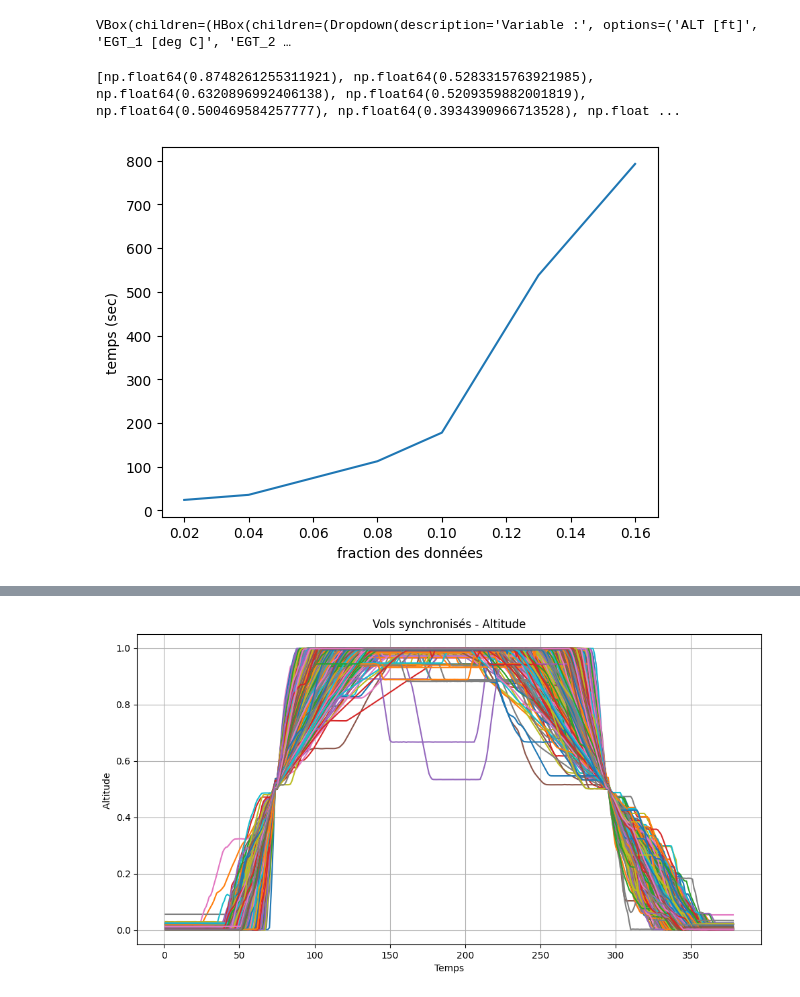
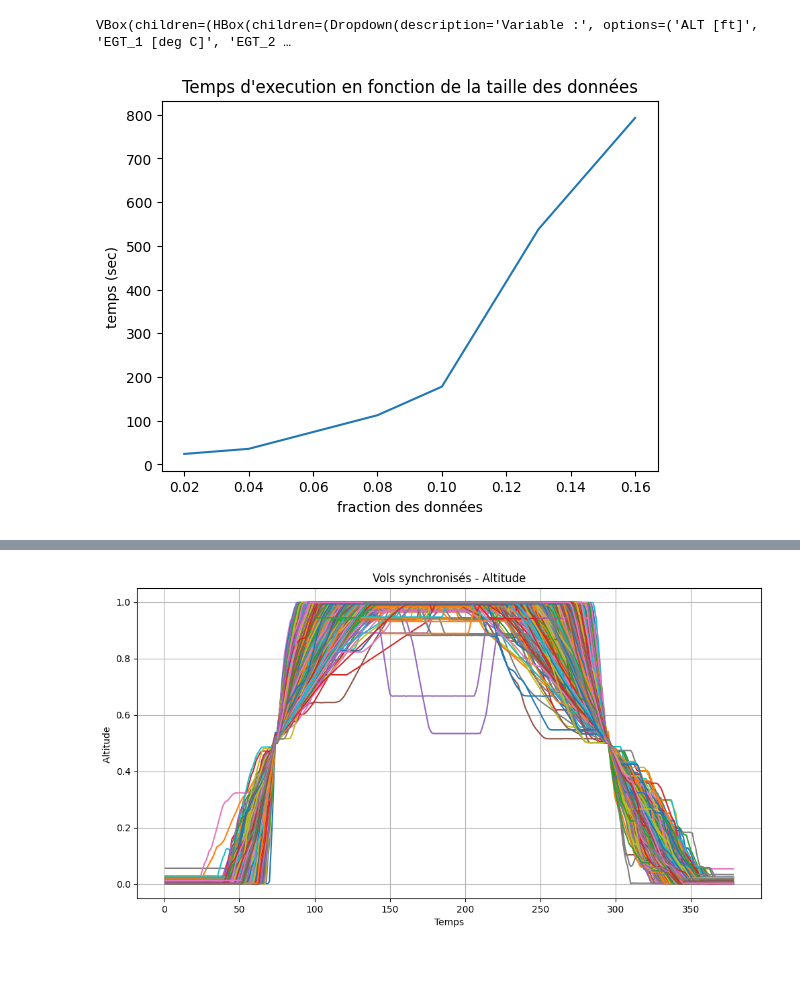
Before and after one commit to RubertiS/Projet_rectangularisation_vols, a Jupyter notebook: Notebooks/Tutorial.ipynb, the cells around one changed output, grey strips where cells are left out. Saved outputs shown, nothing was run; the diff lists cells and outputs as text; code cells hidden in the pictures; blank space fills up the shorter version.

```diff
--- a/Notebooks/Tutorial.ipynb
+++ b/Notebooks/Tutorial.ipynb
@@ -51,26 +51,13 @@ ds_cleaned = Opset(output_file)
 ds_cleaned.plot()
 # %% [output]
 VBox(children=(HBox(children=(Dropdown(description='Variable :', options=('ALT [ft]', 'EGT_1 [deg C]', 'EGT_2 …
-# %%
-N = []
-err=[]
-C=[]
-D=[]
-E=[]
-for n in range(1,30) :
-    sync_flights, A, B = synchronize_flights(ds_cleaned,method="ruptures",n_points=n,subset_fraction=0.05,col="ALT_norm")
-    err.append(np.mean(sync_flights['ALT_norm'].max(axis=1)-sync_flights['ALT_norm'].min(axis=1)))
-    C.append(np.mean(sync_flights['ALT_norm'].std(axis=1)))
-    D.append(np.mean(np.abs(sync_flights['ALT_norm'].sub(sync_flights['ALT_norm'].mean(axis=1), axis=0))))
-    E.append(np.sqrt(np.mean((sync_flights['ALT_norm'].sub(sync_flights['ALT_norm'].mean(axis=1), axis=0))**2)))
-# %% [output]
-[np.float64(0.8748261255311921), np.float64(0.5283315763921985), np.float64(0.6320896992406138), np.float64(0.5209359882001819), np.float64(0.500469584257777), np.float64(0.3934390966713528), np.float ...
 # %%
 import matplotlib.pyplot as plt
 
 plt.plot([0.02,0.04,0.08,0.1,0.13,0.16],[24.02399778366089,35.65785837173462,112.5030312538147, 177.83198046684265,537.7974755764008,792.3653001785278])
 plt.xlabel("fraction des données")
 plt.ylabel("temps (sec)")
+plt.title("Temps d'execution en fonction de la taille des données")
 plt.show()
 # %% [output]
-[figure, old version]
+[figure, new version]
```
Also changed, not shown: parts of 6 cells of this notebook, 1 other file.
